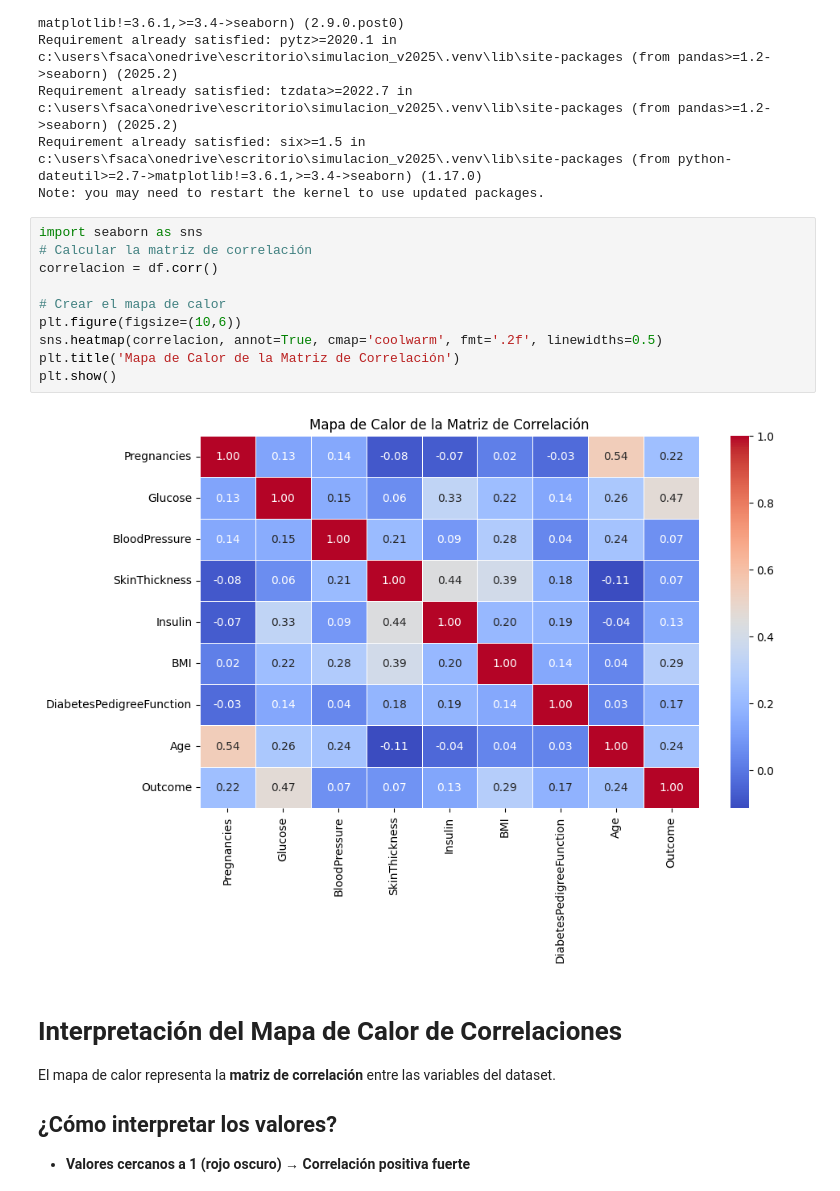
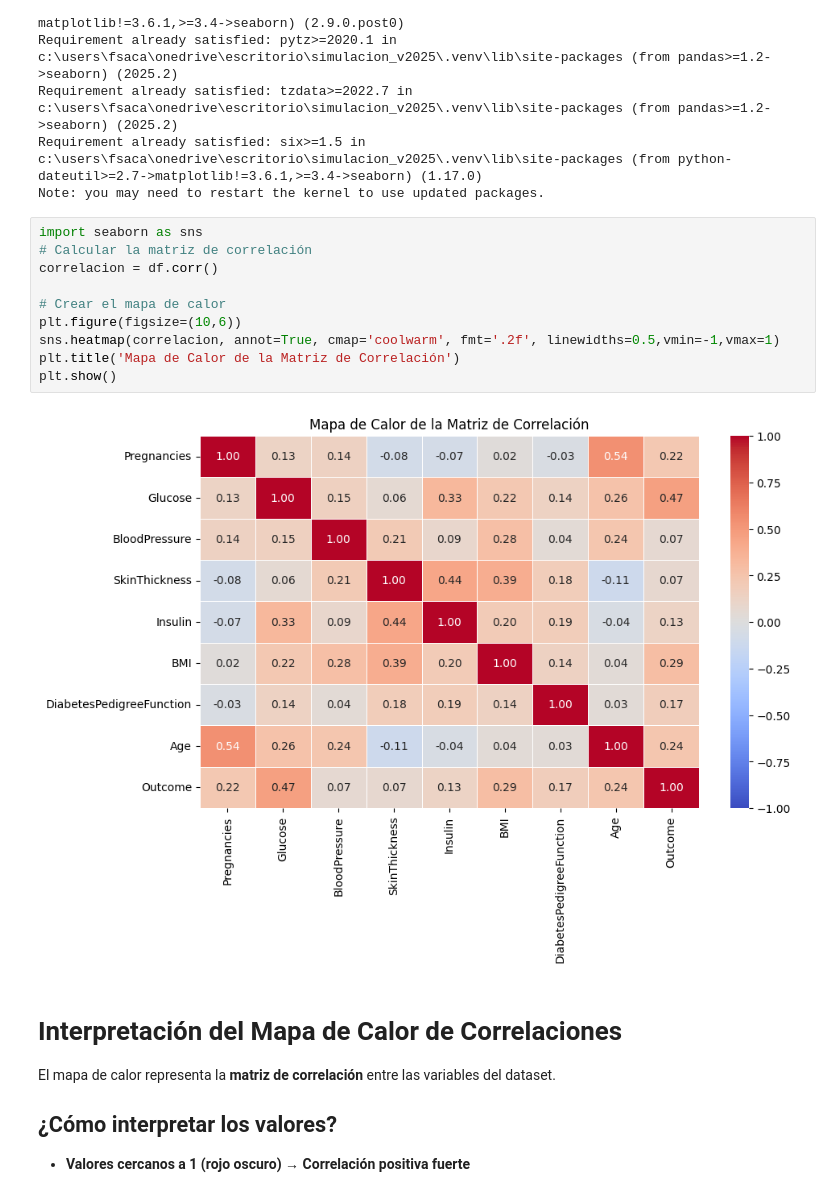
Before and after one commit to Fernando210407/SIMULACION_V2025, a Jupyter notebook: ACTIVIDAD_1.5.0/actividad_1.5_almno.ipynb, the cells around one changed output. Cells and saved outputs as stored; diff of their text form.

```diff
--- a/ACTIVIDAD_1.5.0/actividad_1.5_almno.ipynb
+++ b/ACTIVIDAD_1.5.0/actividad_1.5_almno.ipynb
@@ -1038,15 +1040,15 @@ Note: you may need to restart the kernel to use updated packages.
 # %%
 import seaborn as sns
 # Calcular la matriz de correlación
 correlacion = df.corr()
 
 # Crear el mapa de calor
 plt.figure(figsize=(10,6))
-sns.heatmap(correlacion, annot=True, cmap='coolwarm', fmt='.2f', linewidths=0.5)
+sns.heatmap(correlacion, annot=True, cmap='coolwarm', fmt='.2f', linewidths=0.5,vmin=-1,vmax=1)
 plt.title('Mapa de Calor de la Matriz de Correlación')
 plt.show()
 # %% [output]
-[figure, old version]
+[figure, new version]
 # %% [markdown]
 # Interpretación del Mapa de Calor de Correlaciones
 
```
Also changed, not shown: parts of 27 cells of this notebook, 7 other files.
